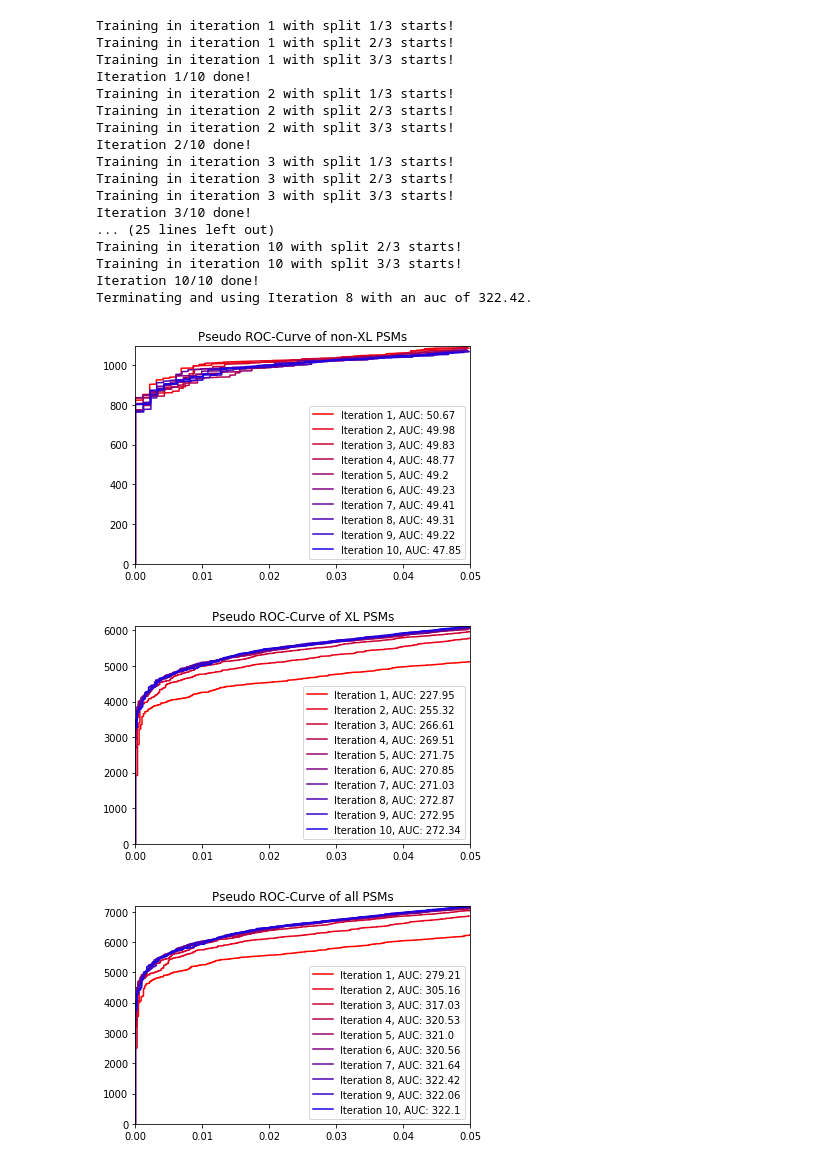
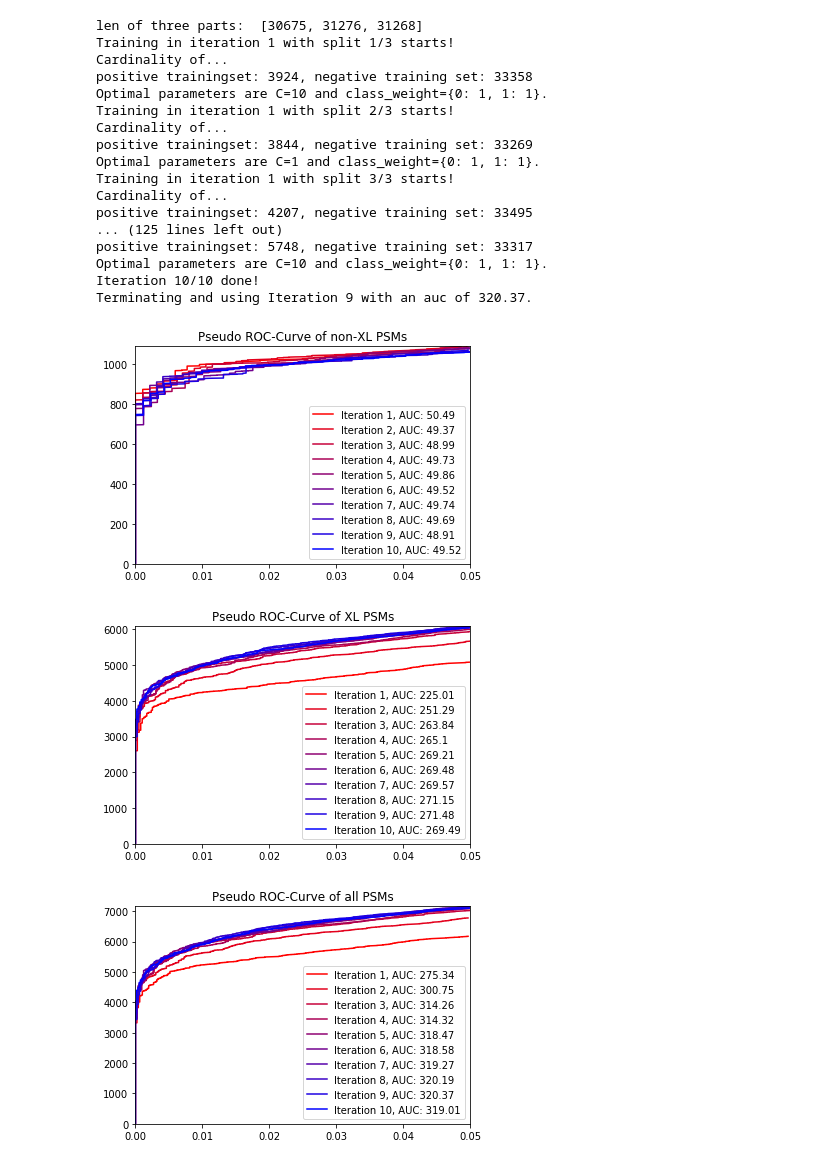
Before and after one commit to emilpaulitz/Bachelor-Thesis, a Jupyter notebook: src/Main.ipynb, the cells around one changed output. Saved outputs shown, nothing was run; the diff lists cells and outputs as text; code cells hidden in the pictures.

Commit message:
before balance implementations

```diff
--- a/src/Main.ipynb
+++ b/src/Main.ipynb
@@ -1,9 +1,12 @@
 # %%
-from pycolator import *
+import importlib.util
+spec = importlib.util.spec_from_file_location("pycolator", "C:/Users/emilp/Documents/Uni/Bachelorarbeit/Bachelor-Thesis/src/pycolator.py")
+pc = importlib.util.module_from_spec(spec)
+spec.loader.exec_module(pc)
 
 idCol = 'SpecId'
 scoreCol = 'NuXL:score'
 excluded = ['SpecId', 'Label', 'ScanNr', 'Peptide', 'Proteins', 'FDR', 'q-val', 'class-specific_q-val', 'Rank', 'temp_score', 'percolator_score']
 
-dSlow = readAndProcess('../data/1-AChernev_080219_dir_HeLa_cyt_UCGA_slow.tsv', idCol, scoreCol, excludedCols = excluded)
+dSlow = pc.readAndProcess('../data/1-AChernev_080219_dir_HeLa_cyt_UCGA_slow.tsv', idCol, scoreCol, excludedCols = excluded)
 # %% [output]
@@ -16,23 +19,23 @@ file ready
 # %%
-p = percolator(dSlow, idCol, excluded, plotEveryIter = True, plotSaveName = '../results/percolator_acv_{}_ScanNrTest.png')
+p = pc.percolator_experimental(dSlow, idCol, excluded, plotEveryIter = True, balancedOption=True, peptideTest = True,plotSaveName = '../results/percolator_acv_{}_peptideTest_withInnerCV.png')
 # %% [output]
+len of three parts:  [30675, 31276, 31268]
 Training in iteration 1 with split 1/3 starts!
+Cardinality of...
+positive trainingset: 3924, negative training set: 33358
+Optimal parameters are C=10 and class_weight={0: 1, 1: 1}.
 Training in iteration 1 with split 2/3 starts!
+Cardinality of...
+positive trainingset: 3844, negative training set: 33269
+Optimal parameters are C=1 and class_weight={0: 1, 1: 1}.
 Training in iteration 1 with split 3/3 starts!
-Iteration 1/10 done!
-Training in iteration 2 with split 1/3 starts!
-Training in iteration 2 with split 2/3 starts!
-Training in iteration 2 with split 3/3 starts!
-Iteration 2/10 done!
-Training in iteration 3 with split 1/3 starts!
-Training in iteration 3 with split 2/3 starts!
-Training in iteration 3 with split 3/3 starts!
-Iteration 3/10 done!
-... (25 lines left out)
-Training in iteration 10 with split 2/3 starts!
-Training in iteration 10 with split 3/3 starts!
+Cardinality of...
+positive trainingset: 4207, negative training set: 33495
+... (125 lines left out)
+positive trainingset: 5748, negative training set: 33317
+Optimal parameters are C=10 and class_weight={0: 1, 1: 1}.
 Iteration 10/10 done!
-Terminating and using Iteration 8 with an auc of 322.42.
+Terminating and using Iteration 9 with an auc of 320.37.
-[figure, old version]
+[figure, new version]
-[figure, old version]
+[figure, new version]
-[figure, old version]
+[figure, new version]
```
Also changed, not shown: parts of 7 cells of this notebook, 7 other files.
